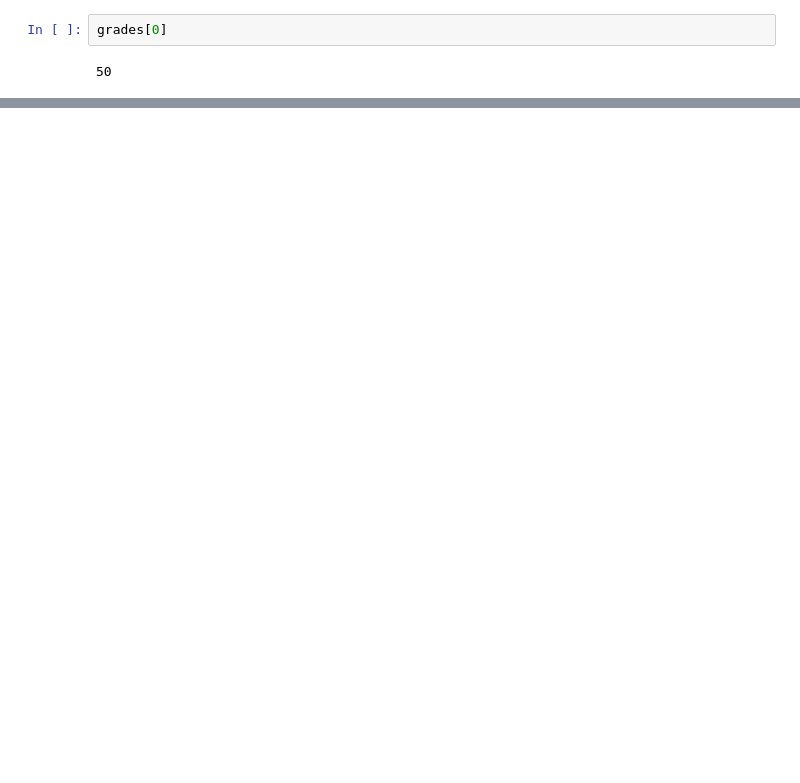
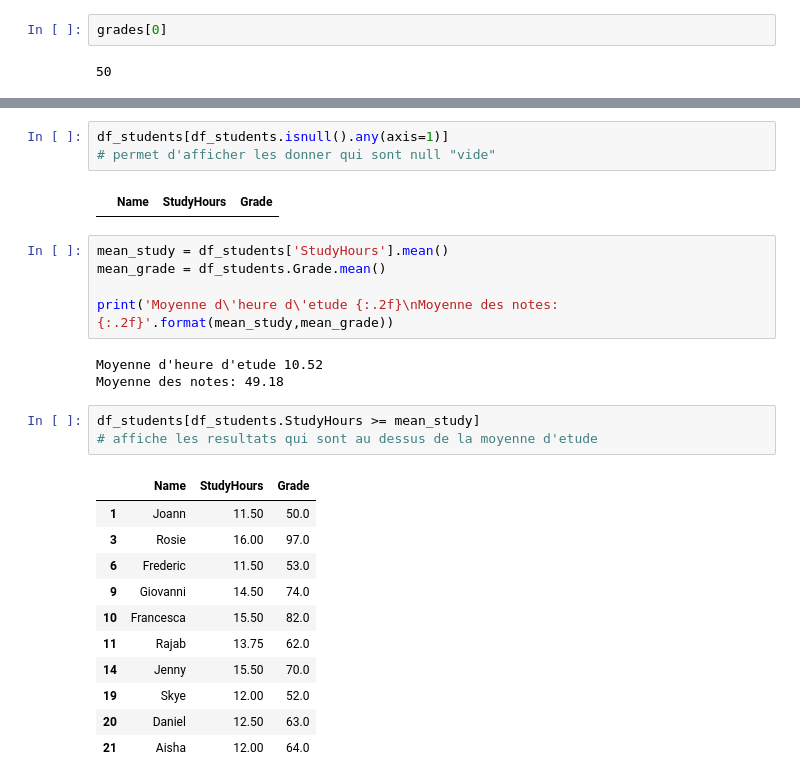
Before and after one commit to synergeur/Synergeur_Learn, a Jupyter notebook: CoursRechercheDonner/Cours 1.ipynb, the cells around one changed output, grey strips where cells are left out. Drawn from its saved outputs; the diff is of its cells as text; blank space fills up the shorter version.

```diff
--- a/CoursRechercheDonner/Cours 1.ipynb
+++ b/CoursRechercheDonner/Cours 1.ipynb
@@ -45,0 +146,28 @@ array([[10.  , 11.5 ,  9.  , 16.  ,  9.25,  1.  , 11.5 ,  9.  ,  8.5 ,
+# %%
+df_students[df_students.isnull().any(axis=1)]
+# permet d'afficher les donner qui sont null "vide"
+# %% [output]
+|  | Name | StudyHours | Grade |
+# %%
+mean_study = df_students['StudyHours'].mean()
+mean_grade = df_students.Grade.mean()
+
+print('Moyenne d\'heure d\'etude {:.2f}\nMoyenne des notes: {:.2f}'.format(mean_study,mean_grade))
+# %% [output]
+Moyenne d'heure d'etude 10.52
+Moyenne des notes: 49.18
+# %%
+df_students[df_students.StudyHours >= mean_study]
+# affiche les resultats qui sont au dessus de la moyenne d'etude
+# %% [output]
+|  | Name | StudyHours | Grade |
+| 1 | Joann | 11.50 | 50.0 |
+| 3 | Rosie | 16.00 | 97.0 |
+| 6 | Frederic | 11.50 | 53.0 |
+| 9 | Giovanni | 14.50 | 74.0 |
+| 10 | Francesca | 15.50 | 82.0 |
+| 11 | Rajab | 13.75 | 62.0 |
+| 14 | Jenny | 15.50 | 70.0 |
+| 19 | Skye | 12.00 | 52.0 |
+| 20 | Daniel | 12.50 | 63.0 |
+| 21 | Aisha | 12.00 | 64.0 |
```
Also changed, not shown: parts of 18 cells of this notebook, 1 other file.
